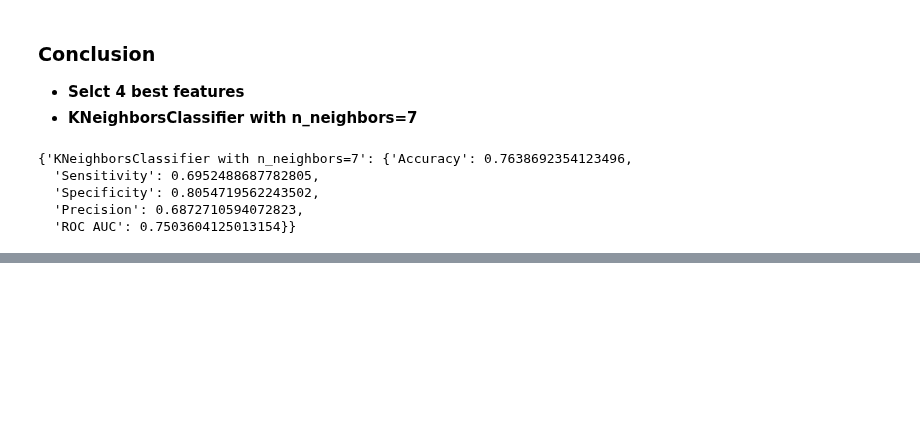
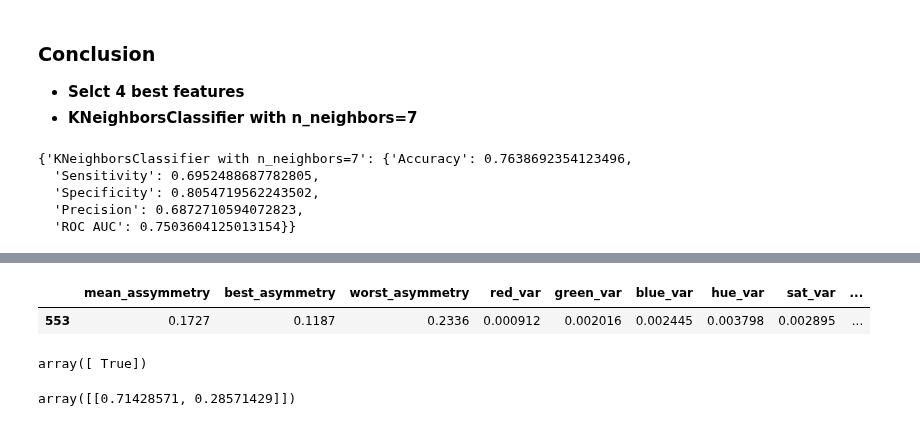
Before and after one commit to julielhagen/First-Year-Project, a Jupyter notebook: code/model_evaluation.ipynb, the cells around one changed output, grey strips where cells are left out. Cells and saved outputs as stored; diff of their text form; code cells hidden in the pictures; blank space fills up the shorter version.

```diff
--- a/code/model_evaluation.ipynb
+++ b/code/model_evaluation.ipynb
@@ -147,0 +185,17 @@ cv_results
+# %%
+x
+# %% [output]
+|  | mean_assymmetry | best_asymmetry | worst_asymmetry | red_var | green_var | blue_var | hue_var | sat_var | ... |
+| 553 | 0.1727 | 0.1187 | 0.2336 | 0.000912 | 0.002016 | 0.002445 | 0.003798 | 0.002895 | ... |
+# %%
+pca = pk.load(open('pca.pkl', 'rb'))
+x_transformed = pca.transform(x)
+x_transformed = apply_feature_selector(x_transformed)
+
+clf.predict(x_transformed)
+# %% [output]
+array([ True])
+# %%
+clf.predict_proba(x_transformed)
+# %% [output]
+array([[0.71428571, 0.28571429]])
```
Also changed, not shown: parts of 9 cells of this notebook, 1 other file.
